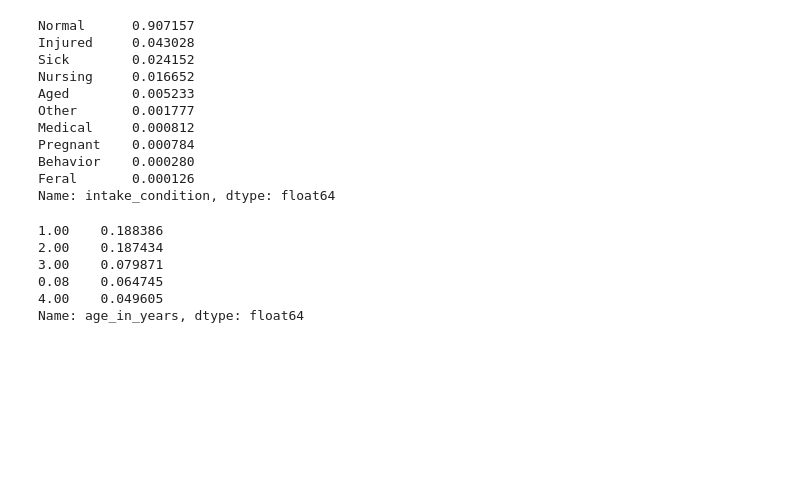
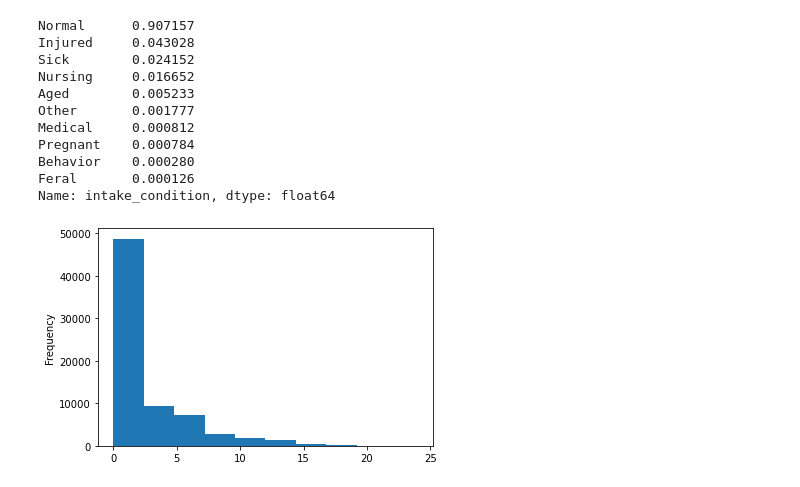
Before and after one commit to lordfrahnk/austin_shelter, a Jupyter notebook: notebooks/5 - Dogs Intakes EDA.ipynb, the cells around one changed output. Cells and saved outputs as stored; diff of their text form; code cells hidden in the pictures; blank space fills up the shorter version.

```diff
--- a/notebooks/5 - Dogs Intakes EDA.ipynb
+++ b/notebooks/5 - Dogs Intakes EDA.ipynb
@@ -106,12 +109,7 @@ Pregnant    0.000784
 Behavior    0.000280
 Feral       0.000126
 Name: intake_condition, dtype: float64
-# %%
-dogs['age_in_years'].value_counts(normalize=True).head()
-# %% [output]
-1.00    0.188386
-2.00    0.187434
-3.00    0.079871
-0.08    0.064745
-4.00    0.049605
-Name: age_in_years, dtype: float64
+# %%
+dogs['age_in_years'].plot(kind='hist');
+# %% [output]
+[figure, added]
```
Also changed, not shown: parts of 10 cells of this notebook.
